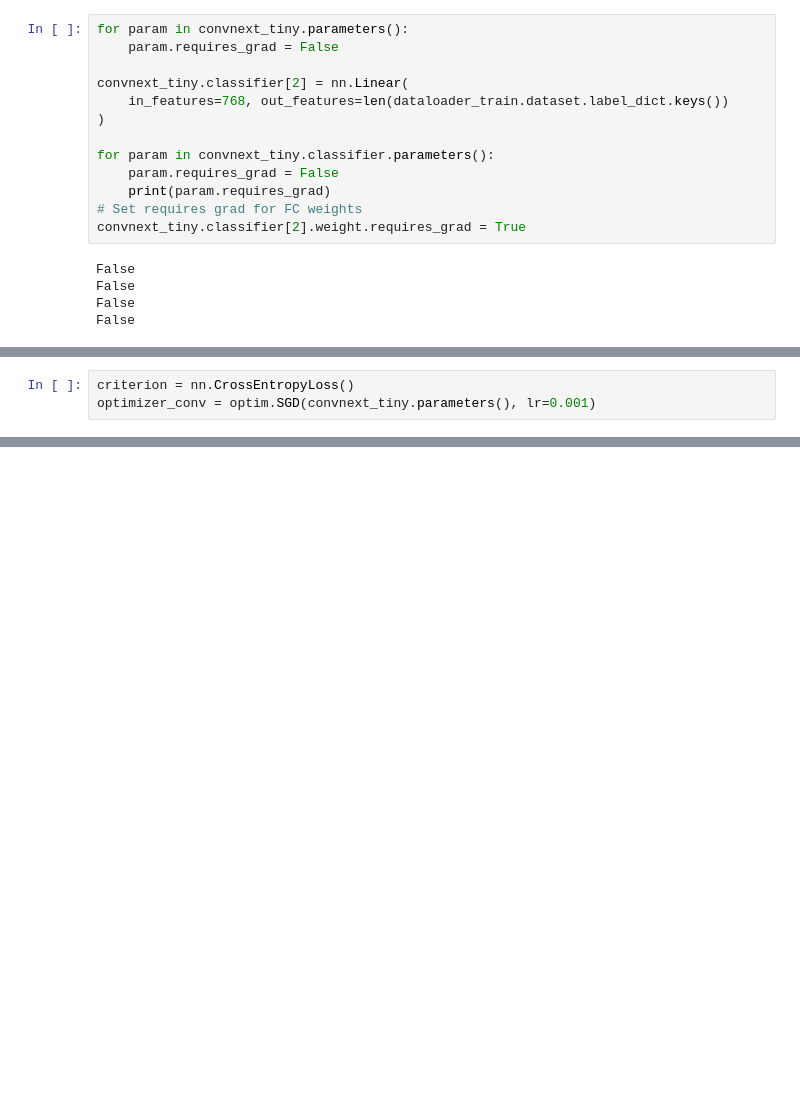
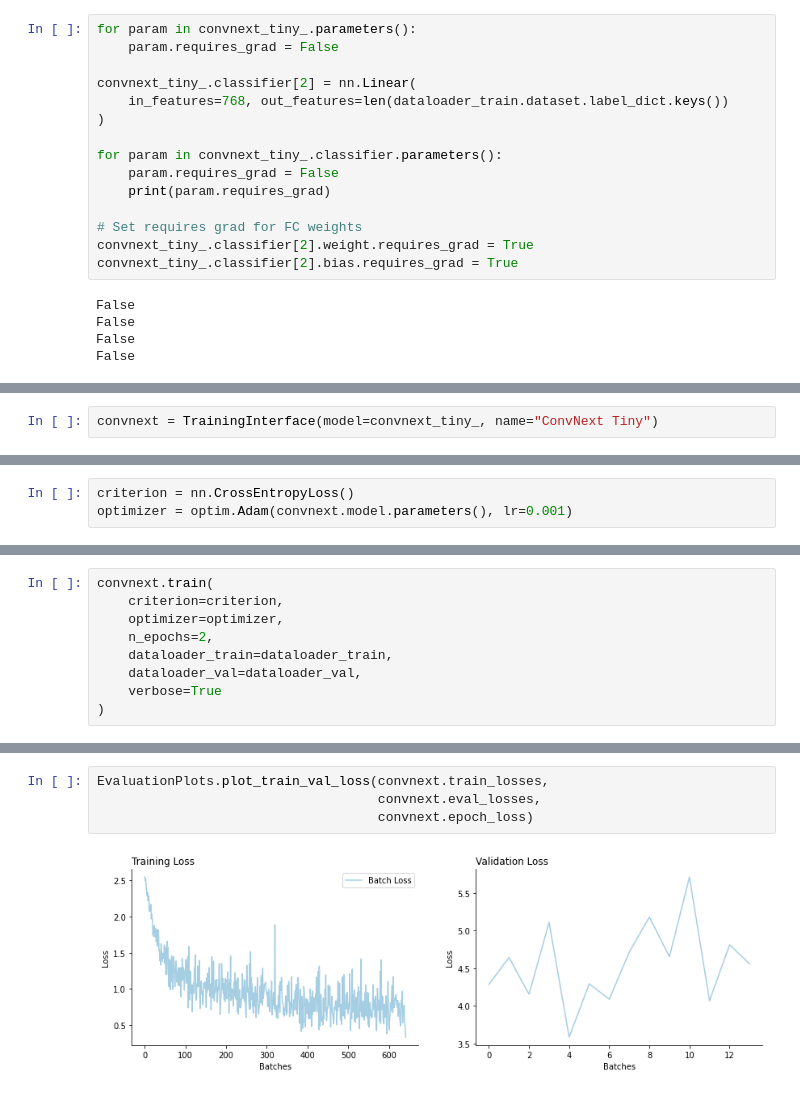
Before and after one commit to FiratSaritas/manhole-cover-classification, a Jupyter notebook: model/model_s.ipynb, the cells around one changed output, grey strips where cells are left out. Drawn from its saved outputs; the diff is of its cells as text; blank space fills up the shorter version.

```diff
--- a/model/model_s.ipynb
+++ b/model/model_s.ipynb
@@ -109,16 +114,18 @@ ConvNeXt(
 # %%
-for param in convnext_tiny.parameters():
+for param in convnext_tiny_.parameters():
     param.requires_grad = False
 
-convnext_tiny.classifier[2] = nn.Linear(
+convnext_tiny_.classifier[2] = nn.Linear(
     in_features=768, out_features=len(dataloader_train.dataset.label_dict.keys())
 )
 
-for param in convnext_tiny.classifier.parameters():
+for param in convnext_tiny_.classifier.parameters():
     param.requires_grad = False
     print(param.requires_grad)
+
 # Set requires grad for FC weights
-convnext_tiny.classifier[2].weight.requires_grad = True
+convnext_tiny_.classifier[2].weight.requires_grad = True
+convnext_tiny_.classifier[2].bias.requires_grad = True
 # %% [output]
 False
 False
@@ -133,0 +142,2 @@ classifier.2.weight
+# %%
+convnext = TrainingInterface(model=convnext_tiny_, name="ConvNext Tiny")
@@ -134,3 +150,3 @@ classifier.2.weight
 # %%
 criterion = nn.CrossEntropyLoss()
-optimizer_conv = optim.SGD(convnext_tiny.parameters(), lr=0.001)
+optimizer = optim.Adam(convnext.model.parameters(), lr=0.001)
@@ -146,0 +153,9 @@ res = train_network(
+# %%
+convnext.train(
+    criterion=criterion,
+    optimizer=optimizer,
+    n_epochs=2,
+    dataloader_train=dataloader_train,
+    dataloader_val=dataloader_val,
+    verbose=True
+)
@@ -146,0 +166,6 @@ res = train_network(
+# %%
+EvaluationPlots.plot_train_val_loss(convnext.train_losses,
+                                    convnext.eval_losses,
+                                    convnext.epoch_loss)
+# %% [output]
+[figure, added]
```
Also changed, not shown: parts of 43 cells of this notebook.
